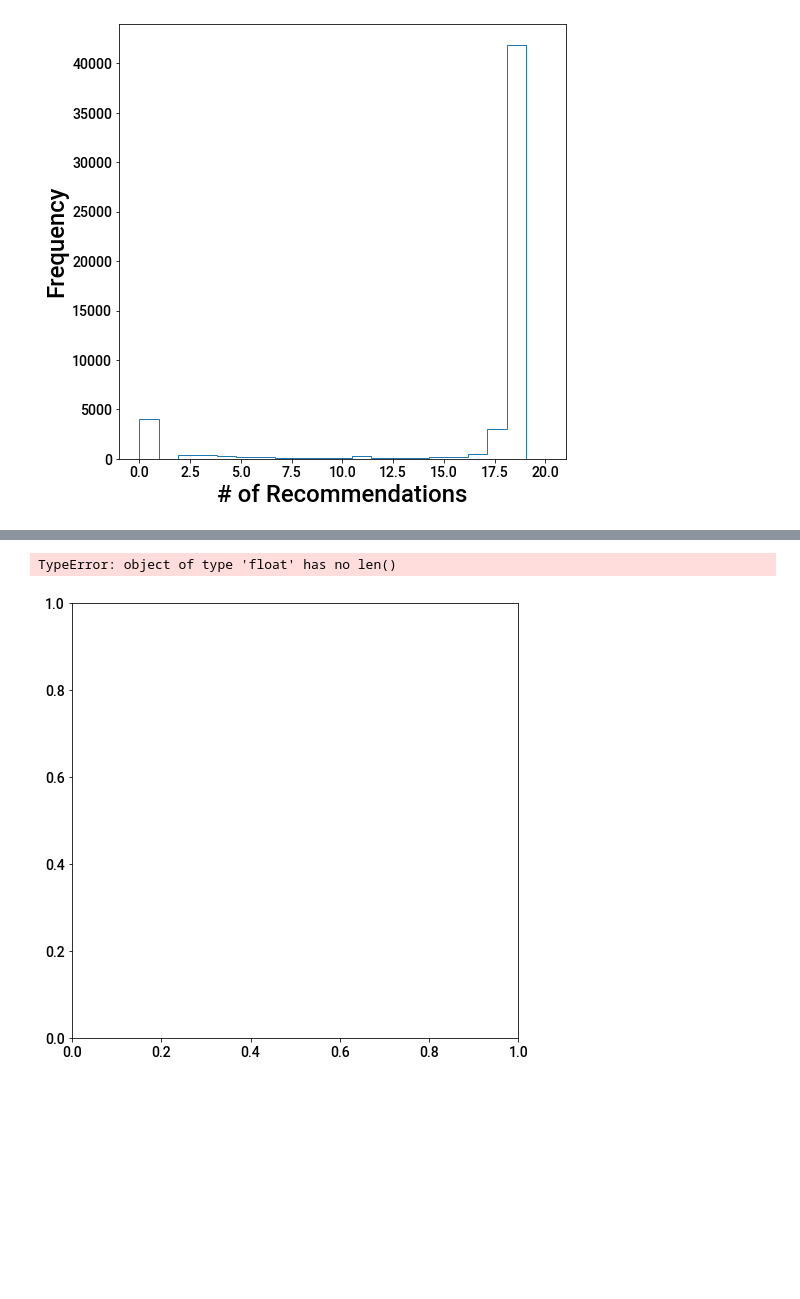
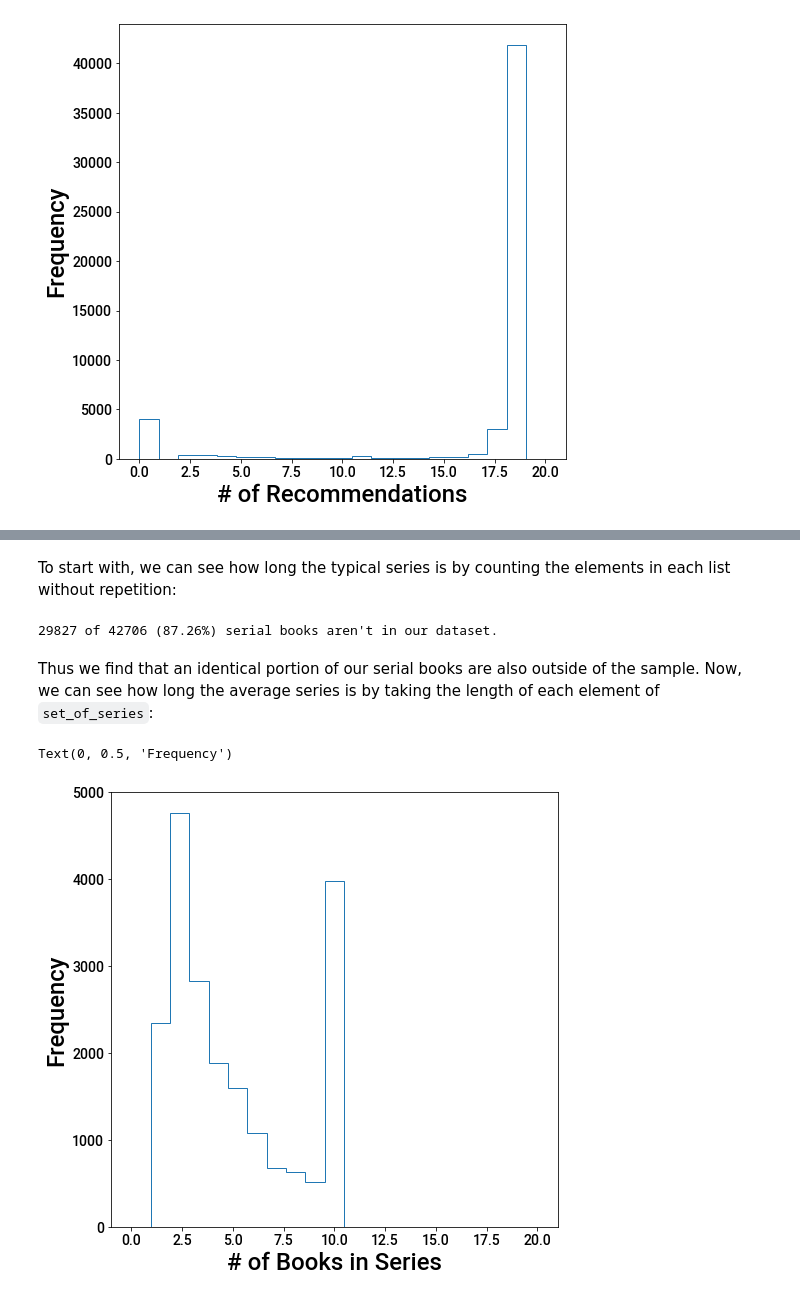
Before and after one commit to adam-broussard/bestreads, a Jupyter notebook: notebooks/0_data_summary.ipynb, the cells around one changed output, grey strips where cells are left out. Saved outputs shown, nothing was run; the diff lists cells and outputs as text; code cells hidden in the pictures; blank space fills up the shorter version.

Commit message:
Completed data summary

```diff
--- a/notebooks/0_data_summary.ipynb
+++ b/notebooks/0_data_summary.ipynb
@@ -36,0 +41,12 @@ Text(0, 0.5, 'Frequency')
+# %%
+book_rec_ids = set()
+for book_rec in data.recommended_books:
+    book_rec_ids.update(convert_str_array(book_rec))
+
+rec_not_in_data = set()
+for this_id in book_rec_ids:
+    if this_id not in data.id.values:
+        rec_not_in_data.add(this_id)
+
+print(f'{len(rec_not_in_data)} of {len(book_rec_ids)} '
+      + f'({100.*len(not_in_data)/len(book_rec_ids):.2f}%) recommended books aren\'t in our dataset.')
@@ -37,10 +61,32 @@ Text(0, 0.5, 'Frequency')
+# %% [markdown]
+To start with, we can see how long the typical series is by counting the elements in each list without repetition:
+# %%
+# Note that one element in our series set is going to be empty because of NaN values
+# for books that have no series
+set_of_series = set(frozenset(convert_str_array(series_ids)) for series_ids in data.books_in_series)
+
+all_serial_ids = set()
+serial_not_in_data = set()
+for this_series in set_of_series:
+    all_serial_ids.update(this_series)
+    for this_id in this_series:
+        if this_id not in data.id.values:
+            serial_not_in_data.add(this_id)
+
+print(f'{len(serial_not_in_data)} of {len(all_serial_ids)} '
+      + f'({100.*len(not_in_data)/len(book_rec_ids):.2f}%) serial books aren\'t in our dataset.')
+# %% [output]
+29827 of 42706 (87.26%) serial books aren't in our dataset.
+# %% [markdown]
+Thus we find that an identical portion of our serial books are also outside of the sample.  Now, we can see how long the average series is by taking the length of each element of `set_of_series`:
 # %%
+series_lengths = [len(this_series) for this_series in set_of_series]
+
 fig = plt.figure(figsize=(8, 8))
 sp = fig.add_subplot(111)
-sp.hist(data.recommended_books.apply(len), bins = 100)
-
-sp.set_xlabel('Number of Recommendations')
+sp.hist(series_lengths, histtype='step', range=(0, 20), bins=(21))
+sp.set_xlabel('# of Books in Series')
 sp.set_ylabel('Frequency')
 # %% [output]
-TypeError: object of type 'float' has no len()
+Text(0, 0.5, 'Frequency')
-[figure, old version]
+[figure, new version]
```
Also changed, not shown: parts of 11 cells of this notebook.
